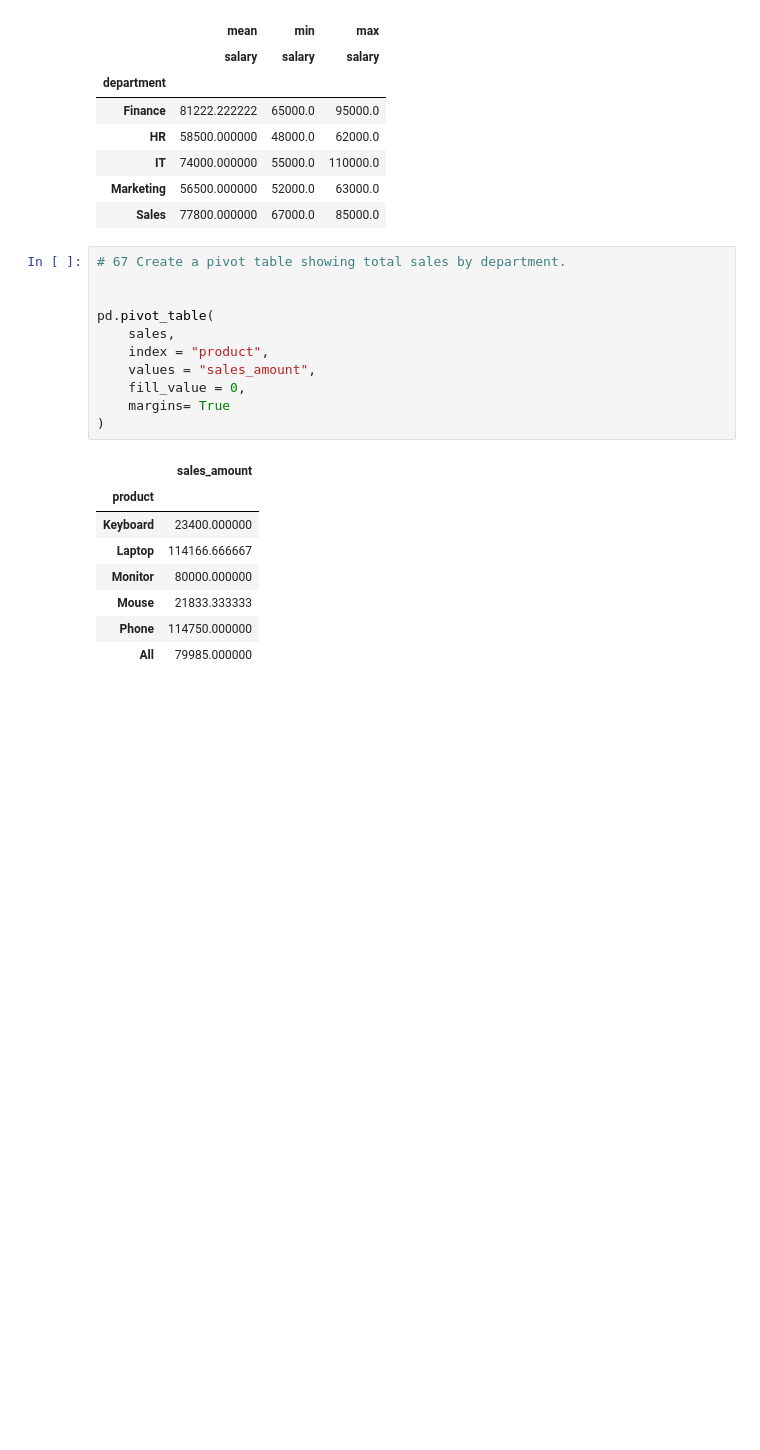
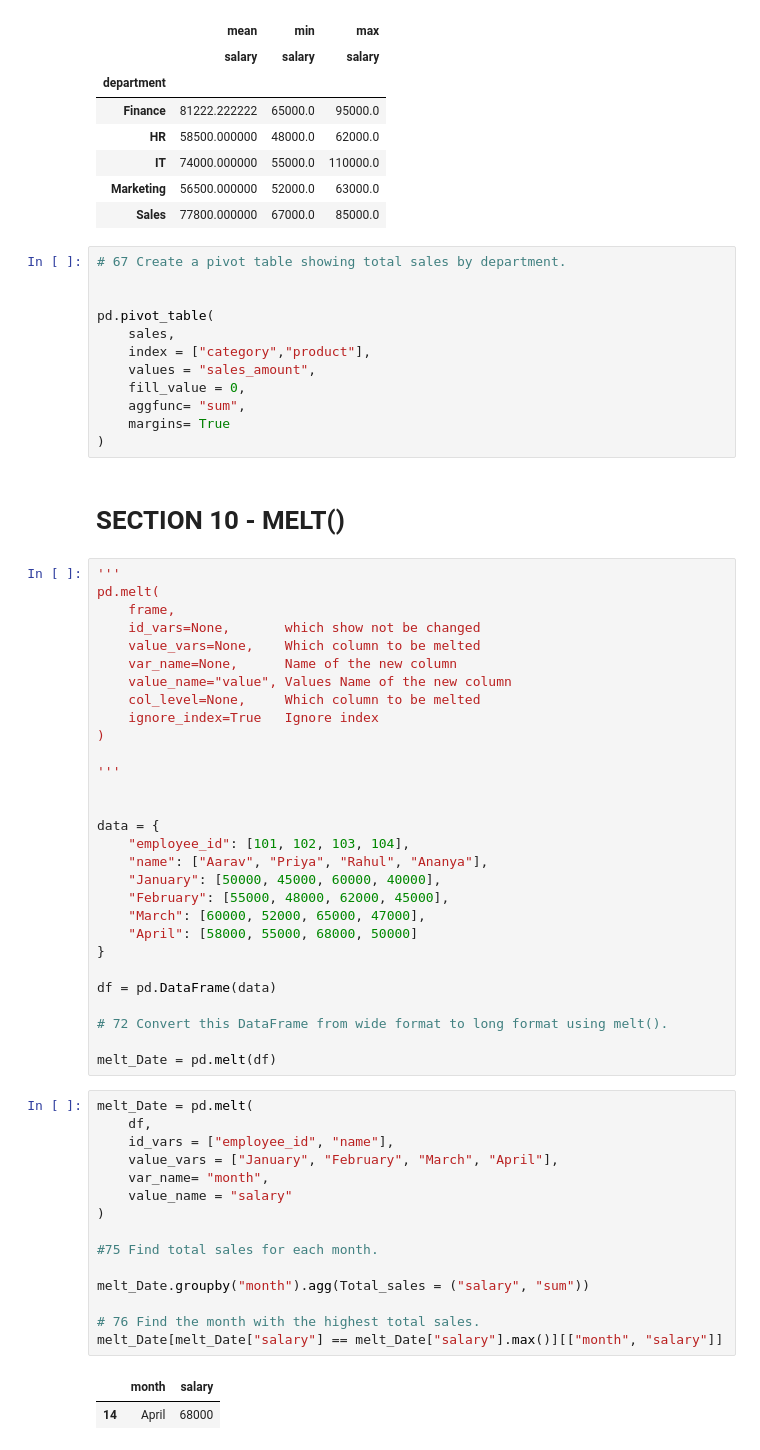
Before and after one commit to Vasista-G/GoogleCollab_Python, a Jupyter notebook: PandasLvL3/PandasLvL3Practice.ipynb, the cells around one changed output. Drawn from its saved outputs; the diff is of its cells as text; blank space fills up the shorter version.

```diff
--- a/PandasLvL3/PandasLvL3Practice.ipynb
+++ b/PandasLvL3/PandasLvL3Practice.ipynb
@@ -352,17 +337,58 @@ pd.pivot_table(
 
 pd.pivot_table(
     sales,
-    index = "product",
+    index = ["category","product"],
     values = "sales_amount",
     fill_value = 0,
+    aggfunc= "sum",
     margins= True
 )
-# %% [output]
-|  | sales_amount |
-| product |  |
-| Keyboard | 23400.000000 |
-| Laptop | 114166.666667 |
-| Monitor | 80000.000000 |
-| Mouse | 21833.333333 |
-| Phone | 114750.000000 |
-| All | 79985.000000 |
+# %% [markdown]
+# **SECTION 10 - MELT()**
+# %%
+'''
+pd.melt(
+    frame,
+    id_vars=None,       which show not be changed
+    value_vars=None,    Which column to be melted
+    var_name=None,      Name of the new column
+    value_name="value", Values Name of the new column
+    col_level=None,     Which column to be melted
+    ignore_index=True   Ignore index
+)
+
+'''
+
+
+data = {
+    "employee_id": [101, 102, 103, 104],
+    "name": ["Aarav", "Priya", "Rahul", "Ananya"],
+    "January": [50000, 45000, 60000, 40000],
+    "February": [55000, 48000, 62000, 45000],
+    "March": [60000, 52000, 65000, 47000],
+    "April": [58000, 55000, 68000, 50000]
+}
+
+df = pd.DataFrame(data)
+
+# 72 Convert this DataFrame from wide format to long format using melt().
+
+melt_Date = pd.melt(df)
+# %%
+melt_Date = pd.melt(
+    df,
+    id_vars = ["employee_id", "name"],
+    value_vars = ["January", "February", "March", "April"],
+    var_name= "month",
+    value_name = "salary"
+)
+
+#75 Find total sales for each month.
+
+melt_Date.groupby("month").agg(Total_sales = ("salary", "sum"))
+
+# 76 Find the month with the highest total sales.
+melt_Date[melt_Date["salary"] == melt_Date["salary"].max()][["month", "salary"]]
+# %% [output]
+|  | month | salary |
+| 14 | April | 68000 |
```
Also changed, not shown: parts of 7 cells of this notebook.
